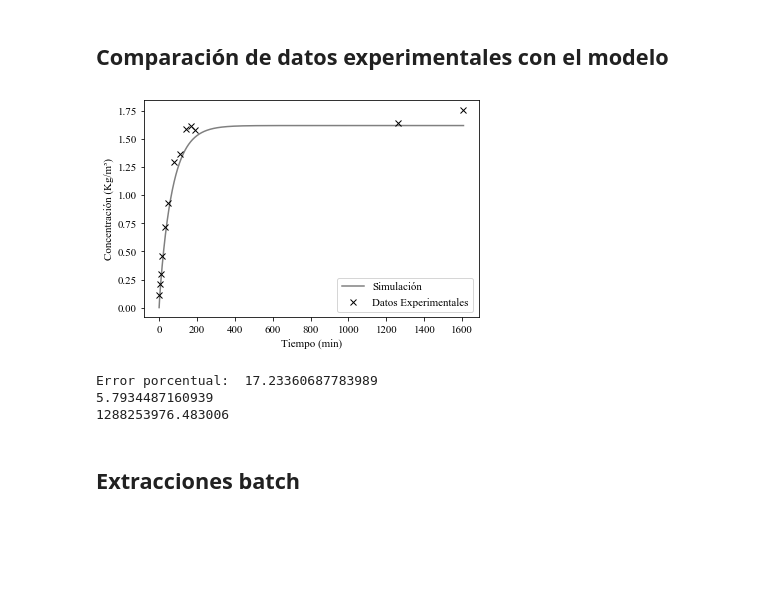
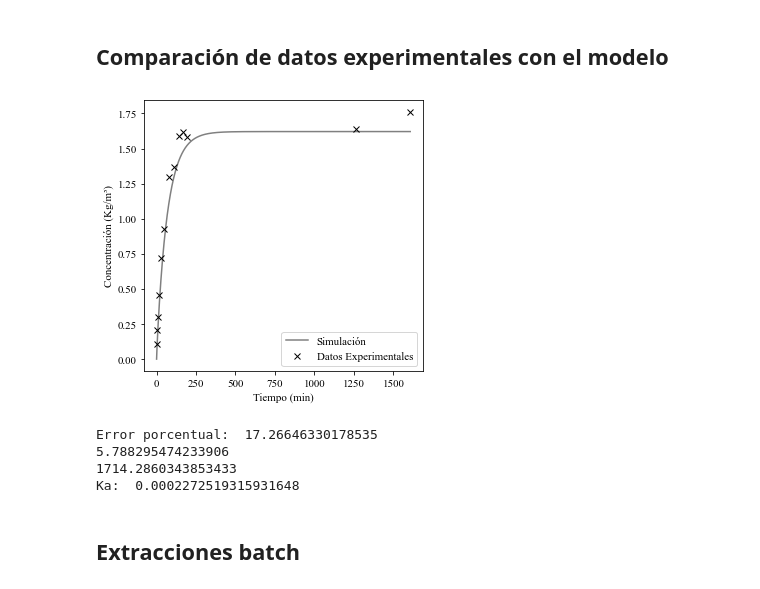
Before and after one commit to fedebenelli/PDE-solver, a Jupyter notebook: Untitled.ipynb, the cells around one changed output. Cells and saved outputs as stored; diff of their text form; code cells hidden in the pictures; blank space fills up the shorter version.

```diff
--- a/Untitled.ipynb
+++ b/Untitled.ipynb
@@ -1,15 +11,12 @@
+# %%
+'__Fuente de gráficos__'
+plt.rcParams['font.family'] = 'Times New Roman'
+plt.rcParams['font.size'] = '11'
+plt.rcParams['legend.title_fontsize'] = '3'
+plt.rcParams['figure.figsize'] = 5, 5
 # %%
 #!/usr/bin/env python
 # coding: utf-8
-
-# ## Funciones e importaciones
-
-import numpy as np
-import matplotlib.pyplot as plt
-import math as math
-import pandas as pd
-from scipy.integrate import simps
-from scipy.integrate import odeint
 
 e = math.e
 pi = math.pi
@@ -118,7 +125,7 @@ def countercurrent(F, t):
     y = F[1::2]
 
     x[-1] = porcentajeAC*dens
-    y[0]= 0
+    y[0]= F[1]
 
     dFdt = np.empty_like(F)
 
@@ -221,11 +228,6 @@ def error_porcentual(modelo):
 
 # ## Parámetros Generales
 
-'__Fuente de gráficos__'
-plt.rcParams['font.family'] = 'Times New Roman'
-plt.rcParams['font.size'] = '11'
-plt.rcParams['legend.title_fontsize'] = '5'
-
 '__Datos Cinéticos Experimentales'
 tiempo_experimental = [1,5,10,15,30,46,80,108,142,168,192,1263,1608]                             # min
 concentracion_experimental = [0.11,0.21,0.3,0.46,0.72,0.93,1.3,1.37,1.59,1.62,1.58,1.64,1.76]    # g/L
@@ -263,44 +265,46 @@ rad = math.pow(326.5*(3/(4*pi)), 1/3)*10**(-10)                     # radio mole
 # %%
 eps = 0.9177
 # Se utilizan L y A grandes para simular el Shod_inf
-L = 30000
-A = pi*(0.001**2)
+L = 300000
+A = pi*(201**2)
 Re = Re_f(L, A, Deq, visc, eps)
 Dab = Dab_f(T, visc, rad)
 Sc = Sc_f(visc, densL, Dab)
 ShL = Sh_f(Re, Sc)
 kL = kL_f(ShL, Dab, a)
 Pe = Pe_f(Re, eps)
 Dax = Dax_f(Deq, L, A, eps, Pe)
 Bi = Bi_f(kL, a, Deff)
-#Shod = 6
+Shod = 6
 Shod = Shod_f(Bi, phi)
 K = Shod*Deff/(2*a) * ap
 
 x0 = porcentajeAC*dens
 y0 = 0
 t = np.linspace(0,tiempo_experimental[-1]*60,10000)
 
 sol = odeint(batch, [x0,y0], t)
 
 # Grafico
 plt.plot(t/60, sol[:,1], label="Simulación",color='grey')
 plt.plot(tiempo_experimental, concentracion_experimental,
 marker='x',linestyle=' ', label='Datos Experimentales', color='black')
 plt.xlabel('Tiempo (min)')
 plt.ylabel('Concentración (Kg/m³)')
 plt.legend()
 plt.savefig('./figuras/datos_experimentales.png', dpi=100)
 plt.show()
 
 print('Error porcentual: ',error_porcentual(sol))
 print(Shod)
 print(Bi)
+print('Ka: ',K)
 # %% [output]
-[figure, old version]
+[figure, new version]
-Error porcentual:  17.23360687783989
-5.7934487160939
-1288253976.483006
+Error porcentual:  17.26646330178535
+5.788295474233906
+1714.2860343853433
+Ka:  0.0002272519315931648
 # %% [markdown]
 ## Extracciones batch
 # %% [markdown]
```
Also changed, not shown: parts of 14 cells of this notebook, 16 other files.
